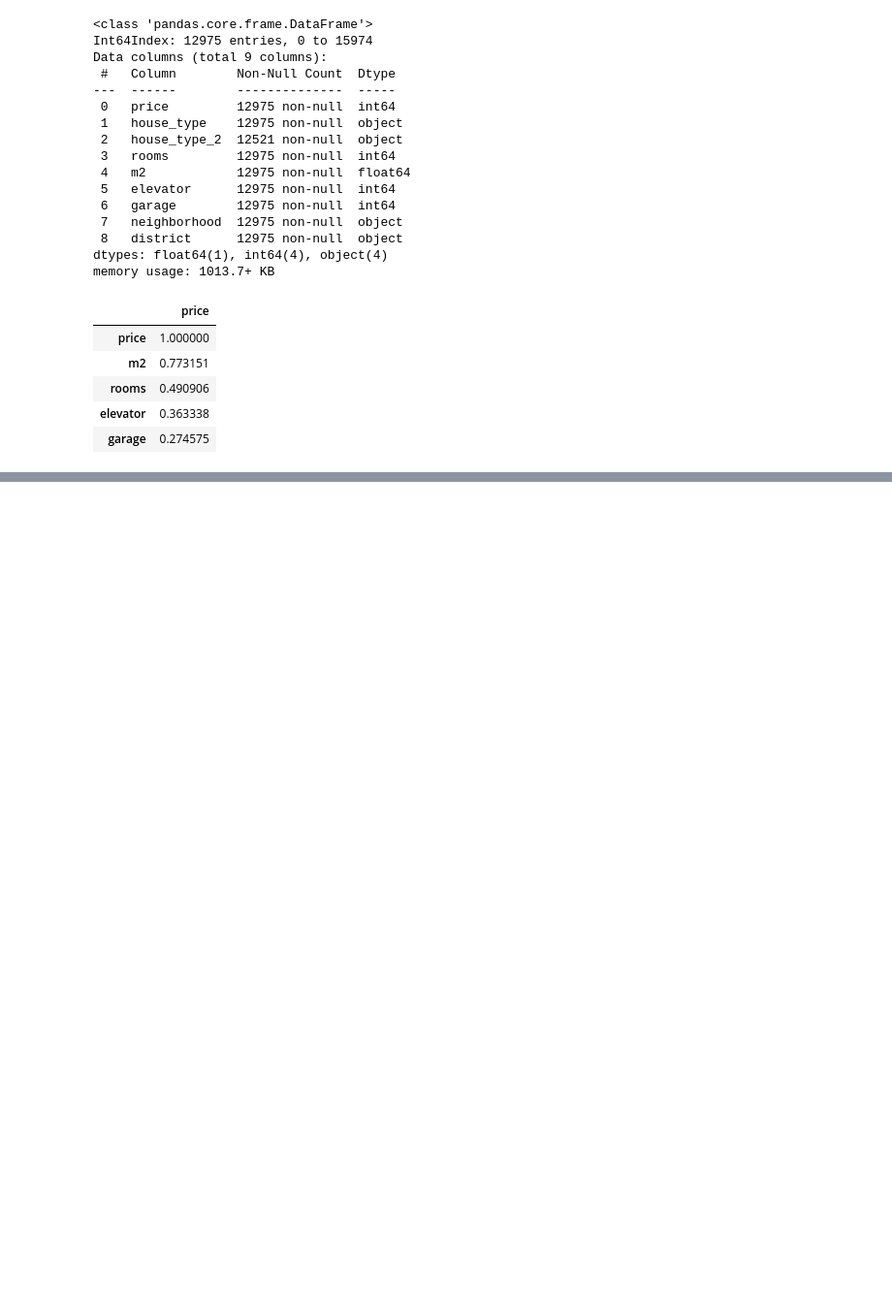
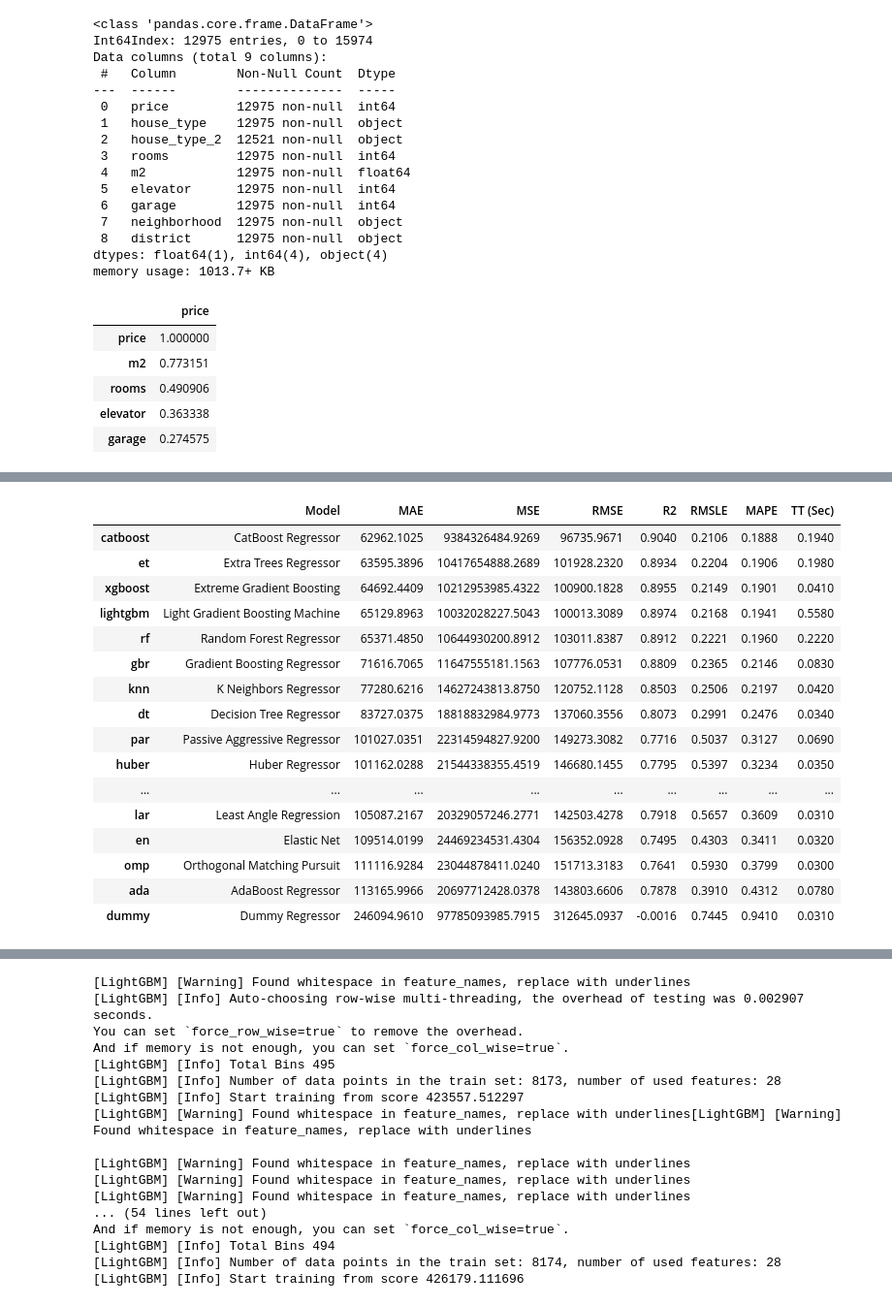
Before and after one commit to namratamayekar/Housing_Price_Prediction_Madrid, a Jupyter notebook: notebooks/Modelling_Emanuela.ipynb, the cells around one changed output, grey strips where cells are left out. Shown at 97% size. Saved outputs shown, nothing was run; the diff lists cells and outputs as text; code cells hidden in the pictures; blank space fills up the shorter version.

```diff
--- a/notebooks/Modelling_Emanuela.ipynb
+++ b/notebooks/Modelling_Emanuela.ipynb
@@ -272,0 +392,3 @@ best_model = compare_models(exclude=['lar'])
+# %%
+best_mae_models_top3 = compare_models(sort = 'MAE', n_select = 3)
+# %% [output]
@@ -272,0 +396,17 @@ best_model = compare_models(exclude=['lar'])
+|  | Model | MAE | MSE | RMSE | R2 | RMSLE | MAPE | TT (Sec) |
+| catboost | CatBoost Regressor | 62962.1025 | 9384326484.9269 | 96735.9671 | 0.9040 | 0.2106 | 0.1888 | 0.1940 |
+| et | Extra Trees Regressor | 63595.3896 | 10417654888.2689 | 101928.2320 | 0.8934 | 0.2204 | 0.1906 | 0.1980 |
+| xgboost | Extreme Gradient Boosting | 64692.4409 | 10212953985.4322 | 100900.1828 | 0.8955 | 0.2149 | 0.1901 | 0.0410 |
+| lightgbm | Light Gradient Boosting Machine | 65129.8963 | 10032028227.5043 | 100013.3089 | 0.8974 | 0.2168 | 0.1941 | 0.5580 |
+| rf | Random Forest Regressor | 65371.4850 | 10644930200.8912 | 103011.8387 | 0.8912 | 0.2221 | 0.1960 | 0.2220 |
+| gbr | Gradient Boosting Regressor | 71616.7065 | 11647555181.1563 | 107776.0531 | 0.8809 | 0.2365 | 0.2146 | 0.0830 |
+| knn | K Neighbors Regressor | 77280.6216 | 14627243813.8750 | 120752.1128 | 0.8503 | 0.2506 | 0.2197 | 0.0420 |
+| dt | Decision Tree Regressor | 83727.0375 | 18818832984.9773 | 137060.3556 | 0.8073 | 0.2991 | 0.2476 | 0.0340 |
+| par | Passive Aggressive Regressor | 101027.0351 | 22314594827.9200 | 149273.3082 | 0.7716 | 0.5037 | 0.3127 | 0.0690 |
+| huber | Huber Regressor | 101162.0288 | 21544338355.4519 | 146680.1455 | 0.7795 | 0.5397 | 0.3234 | 0.0350 |
+| ... | ... | ... | ... | ... | ... | ... | ... | ... |
+| lar | Least Angle Regression | 105087.2167 | 20329057246.2771 | 142503.4278 | 0.7918 | 0.5657 | 0.3609 | 0.0310 |
+| en | Elastic Net | 109514.0199 | 24469234531.4304 | 156352.0928 | 0.7495 | 0.4303 | 0.3411 | 0.0320 |
+| omp | Orthogonal Matching Pursuit | 111116.9284 | 23044878411.0240 | 151713.3183 | 0.7641 | 0.5930 | 0.3799 | 0.0300 |
+| ada | AdaBoost Regressor | 113165.9966 | 20697712428.0378 | 143803.6606 | 0.7878 | 0.3910 | 0.4312 | 0.0780 |
+| dummy | Dummy Regressor | 246094.9610 | 97785093985.7915 | 312645.0937 | -0.0016 | 0.7445 | 0.9410 | 0.0310 |
@@ -272,0 +414,17 @@ best_model = compare_models(exclude=['lar'])
+[LightGBM] [Warning] Found whitespace in feature_names, replace with underlines
+[LightGBM] [Info] Auto-choosing row-wise multi-threading, the overhead of testing was 0.002907 seconds.
+You can set `force_row_wise=true` to remove the overhead.
+And if memory is not enough, you can set `force_col_wise=true`.
+[LightGBM] [Info] Total Bins 495
+[LightGBM] [Info] Number of data points in the train set: 8173, number of used features: 28
+[LightGBM] [Info] Start training from score 423557.512297
+[LightGBM] [Warning] Found whitespace in feature_names, replace with underlines[LightGBM] [Warning] Found whitespace in feature_names, replace with underlines
+
+[LightGBM] [Warning] Found whitespace in feature_names, replace with underlines
+[LightGBM] [Warning] Found whitespace in feature_names, replace with underlines
+[LightGBM] [Warning] Found whitespace in feature_names, replace with underlines
+... (54 lines left out)
+And if memory is not enough, you can set `force_col_wise=true`.
+[LightGBM] [Info] Total Bins 494
+[LightGBM] [Info] Number of data points in the train set: 8174, number of used features: 28
+[LightGBM] [Info] Start training from score 426179.111696
```
Also changed, not shown: parts of 32 cells of this notebook, 1 other file.
